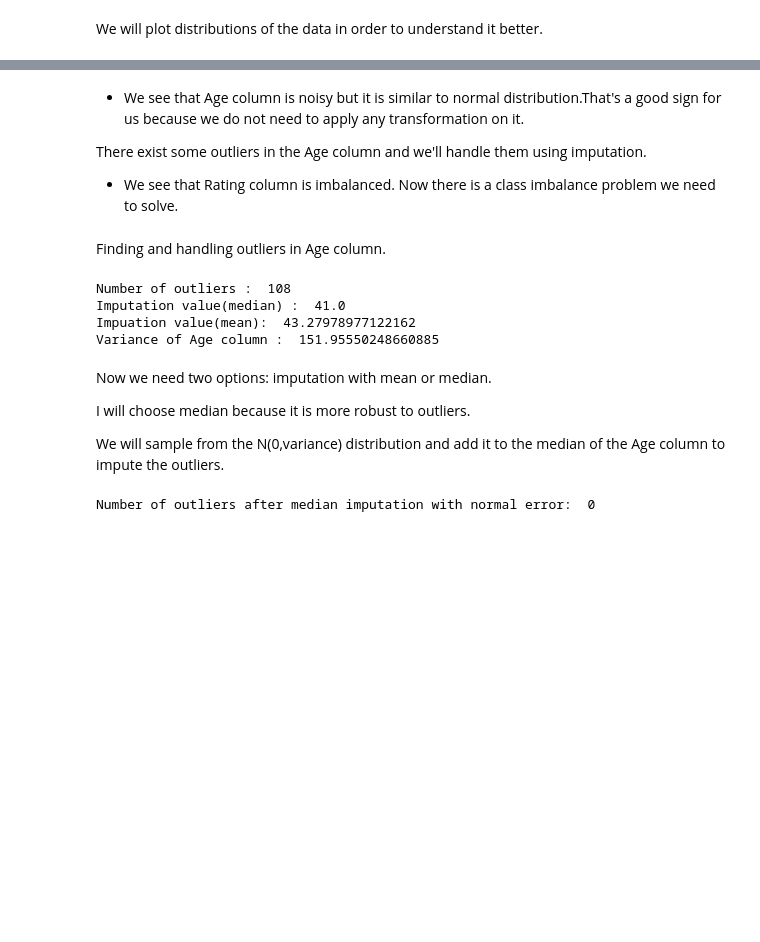
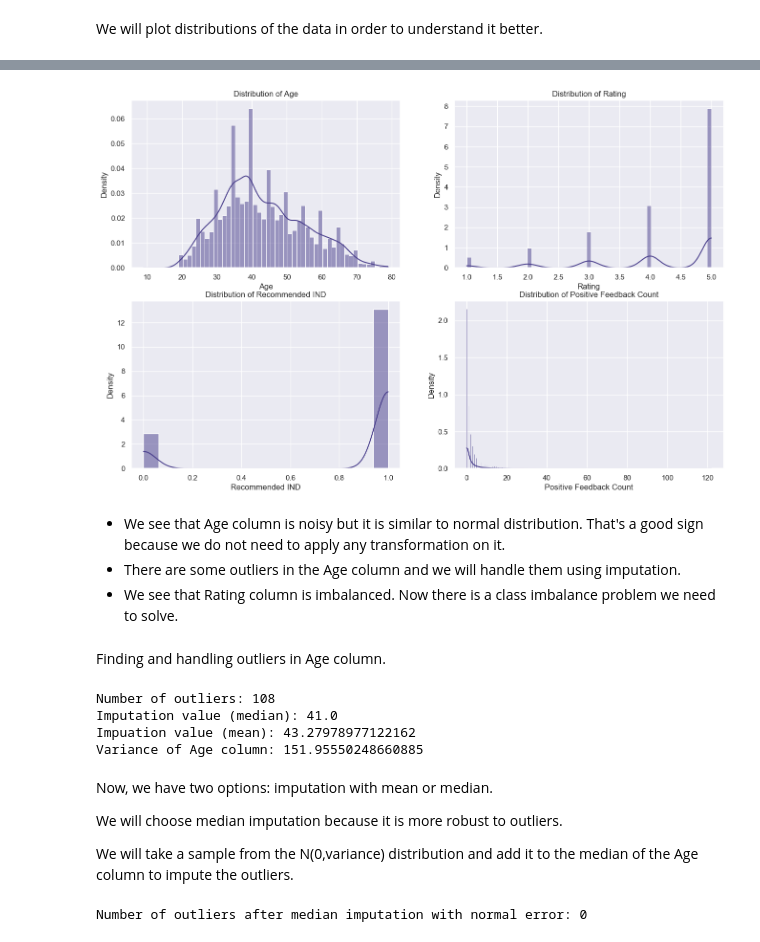
Before and after one commit to BoraDere/Women-s-E-Commerce-Clothing-Reviews, a Jupyter notebook: project.ipynb, the cells around one changed output, grey strips where cells are left out. Cells and saved outputs as stored; diff of their text form; code cells hidden in the pictures; blank space fills up the shorter version.

```diff
--- a/project.ipynb
+++ b/project.ipynb
@@ -47,6 +44,8 @@ import pandas as pd
 import matplotlib.pyplot as plt
 import seaborn as sns
 import numpy as np
+
+sns.set_theme()
 # %%
 data = pd.read_csv('Womens Clothing E-Commerce Reviews.csv')
 df = pd.DataFrame(data)
@@ -82,8 +78,7 @@ Range column is also fine, it fits into constraints.
 * Quick Note : Unnamed column is a poor attempt to create an index column. So, it is redundant.
 Also we won't use the Clothing ID column, so we will drop them both.
 # %%
-df.drop(columns='Unnamed: 0',inplace=True)
-df.drop(columns='Clothing ID',inplace=True)
+df.drop(columns=['Unnamed: 0', 'Clothing ID'], inplace=True)
 # %%
 df.head()
 # %% [output]
@@ -172,17 +163,3 @@ Since we have 0 null values, we can continue.
 ## Feature Visualization
 # %% [markdown]
 We will plot distributions of the data in order to understand it better.
-# %%
-## Plotting the distribution of every numerical column
-l_num = []
-
-for i in df.columns:
-    if df[i].dtype != 'object':
-        l_num.append(i)
-
-
-for i in l_num:
-    plt.figure(figsize=(10,5))
-    sns.displot(df[i],kde=False)
-    plt.title(i)
-    plt.show()
@@ -198,31 +166,38 @@ for i in l_num:
+# %%
+plt.figure(figsize=(16, 10))
+
+for i, col in enumerate(df.select_dtypes('number').columns):
+    plt.subplot(2, 2, i+1)
+    sns.histplot(data=df, x=col, color='darkslateblue', kde=True, stat='density')
+    plt.title(f'Distribution of {col}')
+# %% [output]
+[figure, added]
 # %% [markdown]
-* We see that Age column is noisy but it is similar to normal distribution.That's a good sign for us because we do not need to apply any transformation on it.
-
-There exist some outliers in the Age column and we'll handle them using imputation.
-
-* We see that Rating column is imbalanced. Now there is a class imbalance problem we need to solve.
+- We see that Age column is noisy but it is similar to normal distribution. That's a good sign because we do not need to apply any transformation on it.
+- There are some outliers in the Age column and we will handle them using imputation.
+- We see that Rating column is imbalanced. Now there is a class imbalance problem we need to solve.
 # %% [markdown]
 Finding and handling outliers in Age column.
 # %%
 ## Using IQR to find outliers in Age column
-iqr = df['Age'].quantile(0.75) - df['Age'].quantile(0.25)
+IQR = df['Age'].quantile(0.75) - df['Age'].quantile(0.25)
 
-upper_limit = df['Age'].quantile(0.75) + 1.5*iqr
-lower_limit = df['Age'].quantile(0.25) - 1.5*iqr
+upper_limit = df['Age'].quantile(0.75) + 1.5*IQR
+lower_limit = df['Age'].quantile(0.25) - 1.5*IQR
 
-print("Number of outliers : ",len(df[(df['Age'] < lower_limit) | (df['Age'] > upper_limit)]))
-print("Imputation value(median) : ",df['Age'].median())
-print("Impuation value(mean): ",df['Age'].mean())
-print("Variance of Age column : ",df['Age'].var())
+print(f"Number of outliers: {len(df[(df['Age'] < lower_limit) | (df['Age'] > upper_limit)])}")
+print(f"Imputation value (median): {df['Age'].median()}")
+print(f"Impuation value (mean): {df['Age'].mean()}")
+print(f"Variance of Age column: {df['Age'].var()}")
 # %% [output]
-Number of outliers :  108
-Imputation value(median) :  41.0
-Impuation value(mean):  43.27978977122162
-Variance of Age column :  151.95550248660885
+Number of outliers: 108
+Imputation value (median): 41.0
+Impuation value (mean): 43.27978977122162
+Variance of Age column: 151.95550248660885
 # %% [markdown]
-Now we need two options: imputation with mean or median.
+Now, we have two options: imputation with mean or median.
 
-I will choose median because it is more robust to outliers.
+We will choose median imputation because it is more robust to outliers.
 
-We will sample from the N(0,variance) distribution and add it to the median of the Age column to impute the outliers.
+We will take a sample from the N(0,variance) distribution and add it to the median of the Age column to impute the outliers.
 # %%
```
Also changed, not shown: parts of 27 cells of this notebook.
